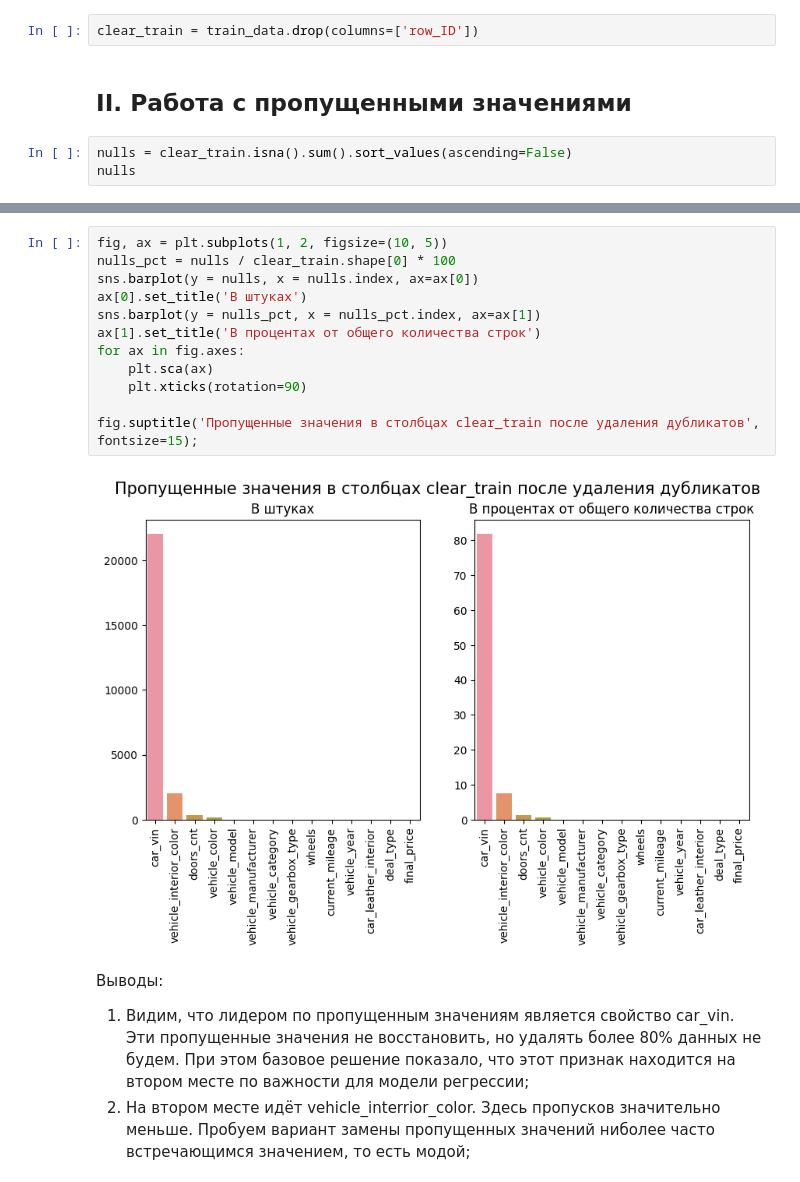
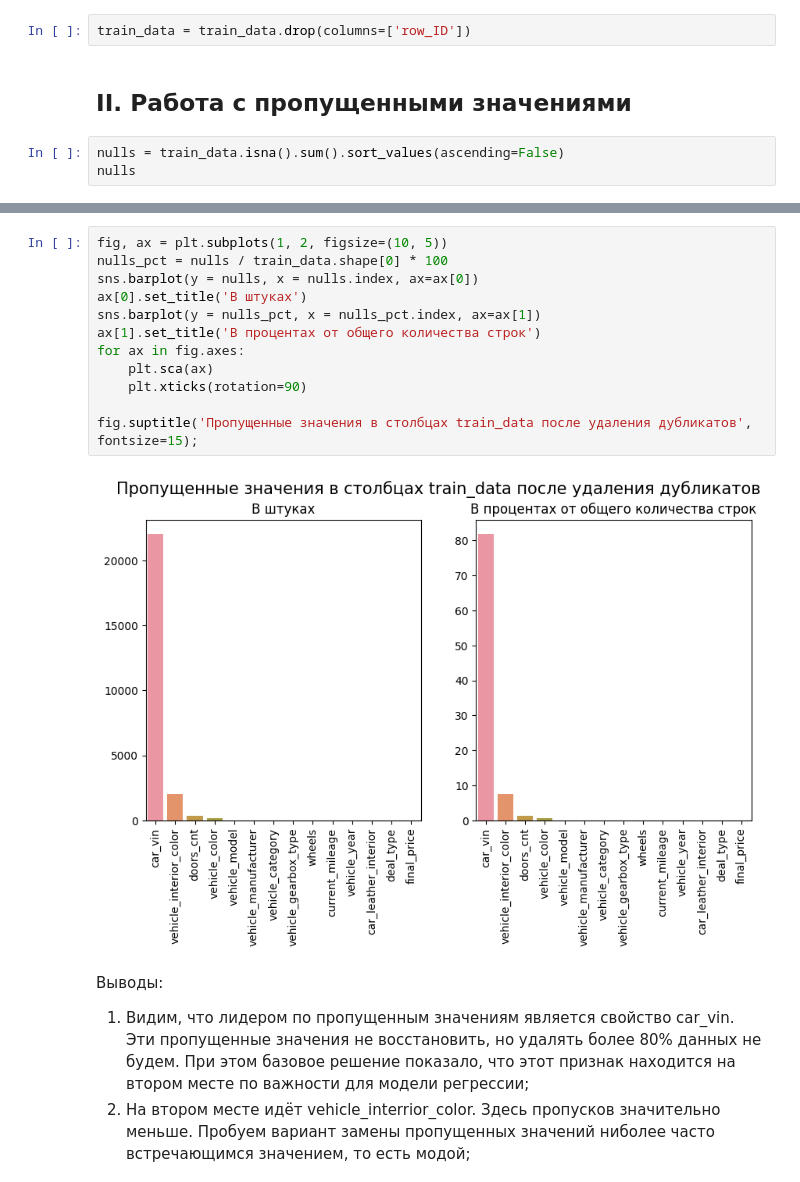
Before and after one commit to alexey300479/sf_datascience_2022, a Jupyter notebook: KAGGLE_PREDICT_CAR_PRICE/car_price_eda.ipynb, the cells around one changed output, grey strips where cells are left out. Drawn from its saved outputs; the diff is of its cells as text.

```diff
--- a/KAGGLE_PREDICT_CAR_PRICE/car_price_eda.ipynb
+++ b/KAGGLE_PREDICT_CAR_PRICE/car_price_eda.ipynb
@@ -60,11 +62,11 @@ Part of duplicates was 23.06% of all train_data rows
 # %% [markdown]
 Далее будем работать с данными без признака row_ID. Его прекрасно заменяет индекс датафрейма
 # %%
-clear_train = train_data.drop(columns=['row_ID'])
+train_data = train_data.drop(columns=['row_ID'])
 # %% [markdown]
 ## II. Работа с пропущенными значениями
 # %%
-nulls = clear_train.isna().sum().sort_values(ascending=False)
+nulls = train_data.isna().sum().sort_values(ascending=False)
 nulls
 # %% [output]
 car_vin                   22040
@@ -84,18 +86,18 @@ final_price                   0
 dtype: int64
 # %%
 fig, ax = plt.subplots(1, 2, figsize=(10, 5))
-nulls_pct = nulls / clear_train.shape[0] * 100
+nulls_pct = nulls / train_data.shape[0] * 100
 sns.barplot(y = nulls, x = nulls.index, ax=ax[0])
 ax[0].set_title('В штуках')
 sns.barplot(y = nulls_pct, x = nulls_pct.index, ax=ax[1])
 ax[1].set_title('В процентах от общего количества строк')
 for ax in fig.axes:
     plt.sca(ax)
     plt.xticks(rotation=90)
 
-fig.suptitle('Пропущенные значения в столбцах clear_train после удаления дубликатов', fontsize=15);
+fig.suptitle('Пропущенные значения в столбцах train_data после удаления дубликатов', fontsize=15);
 # %% [output]
-[figure, old version]
+[figure, new version]
 # %% [markdown]
 Выводы:
 1. Видим, что лидером по пропущенным значениям является свойство car_vin. Эти пропущенные значения не восстановить, но удалять более 80% данных не будем. При этом базовое решение показало, что этот признак находится на втором месте по важности для модели регрессии;
```
Also changed, not shown: parts of 78 cells of this notebook, 2 other files.
